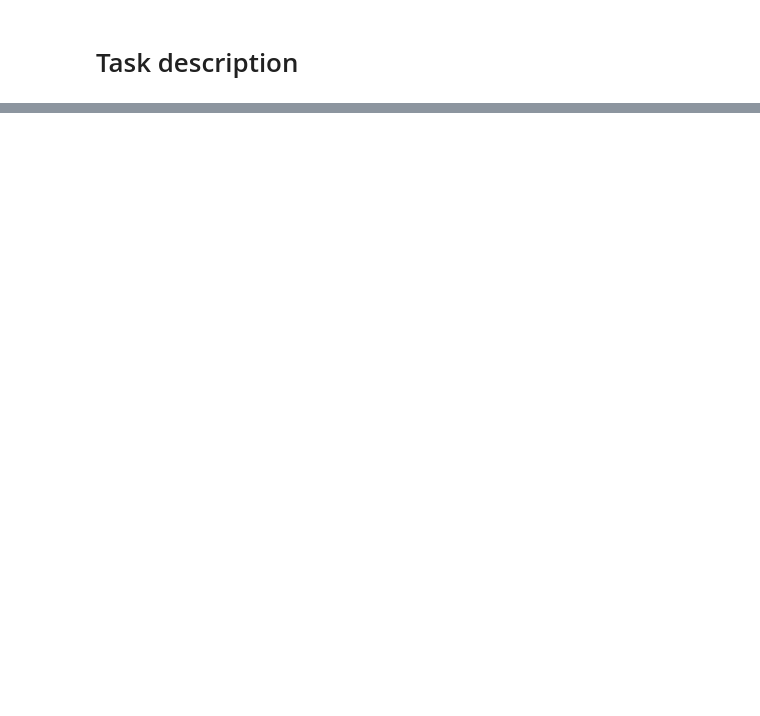
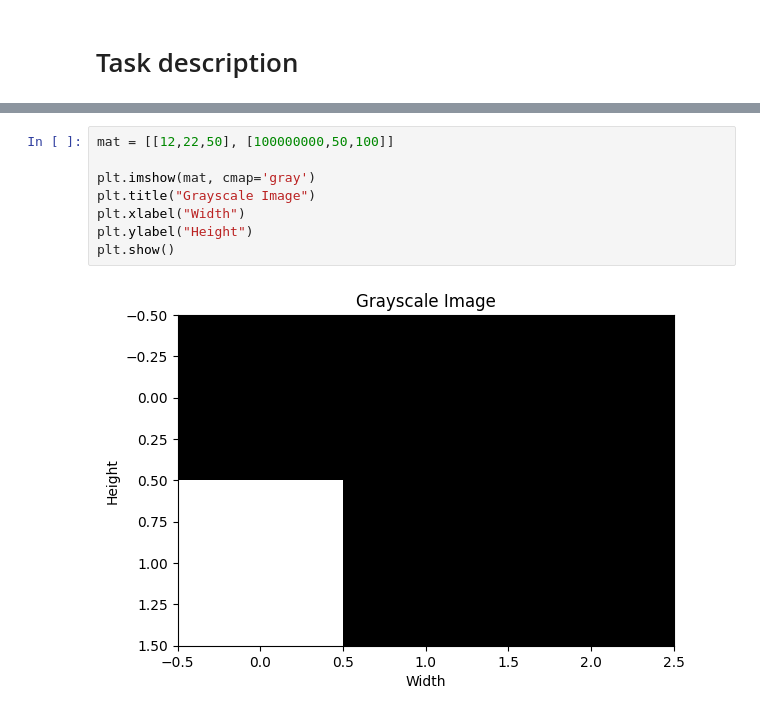
Before and after one commit to wiktorflorian/Tasks, a Jupyter notebook: NumLab/matrix.ipynb, the cells around one changed output, grey strips where cells are left out. Drawn from its saved outputs; the diff is of its cells as text; blank space fills up the shorter version.

```diff
--- a/NumLab/matrix.ipynb
+++ b/NumLab/matrix.ipynb
@@ -36,0 +275,10 @@ class Matrix:
+# %%
+mat = [[12,22,50], [100000000,50,100]]
+
+plt.imshow(mat, cmap='gray')
+plt.title("Grayscale Image")
+plt.xlabel("Width")
+plt.ylabel("Height")
+plt.show()
+# %% [output]
+[figure, added]
```
Also changed, not shown: parts of 17 cells of this notebook.
